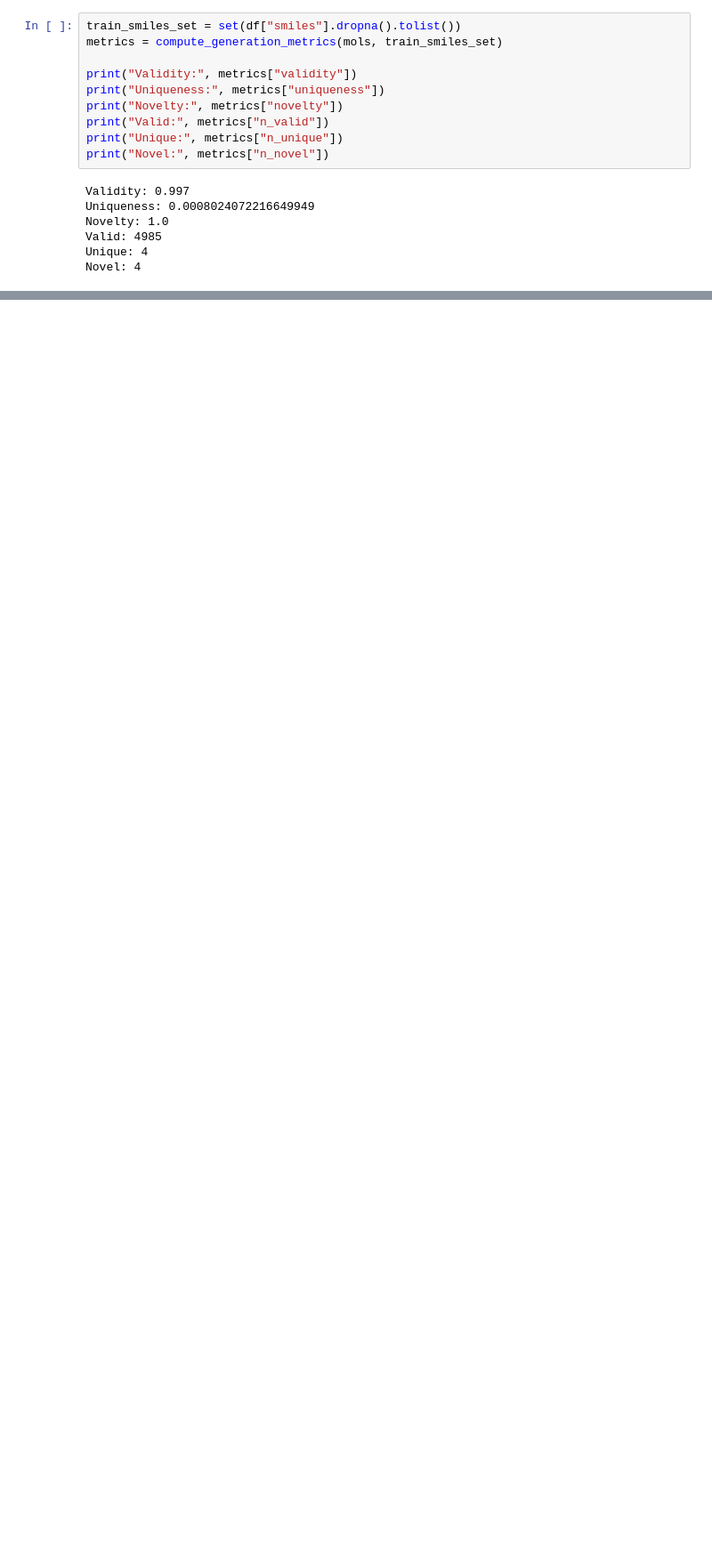
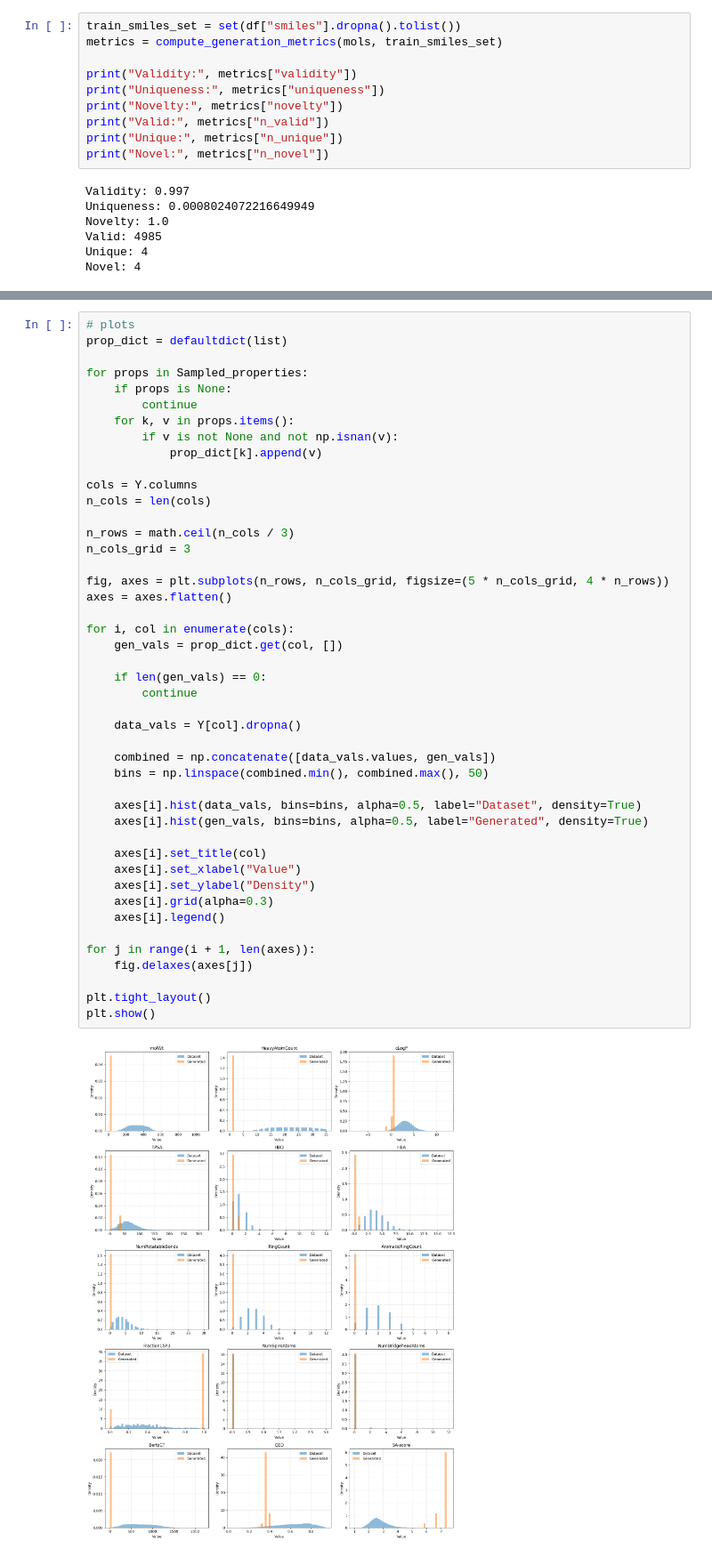
Before and after one commit to JanAndrzejewski050/Graph-Latent-Space, a Jupyter notebook: graphVAE/notebooks/junction_tree_vae.ipynb, the cells around one changed output, grey strips where cells are left out. Shown at 89% size. Cells and saved outputs as stored; diff of their text form; blank space fills up the shorter version.

```diff
--- a/graphVAE/notebooks/junction_tree_vae.ipynb
+++ b/graphVAE/notebooks/junction_tree_vae.ipynb
@@ -530,0 +575,47 @@ Novel: 4
+# %%
+# plots
+prop_dict = defaultdict(list)
+
+for props in Sampled_properties:
+    if props is None:
+        continue
+    for k, v in props.items():
+        if v is not None and not np.isnan(v):
+            prop_dict[k].append(v)
+
+cols = Y.columns
+n_cols = len(cols)
+
+n_rows = math.ceil(n_cols / 3)
+n_cols_grid = 3
+
+fig, axes = plt.subplots(n_rows, n_cols_grid, figsize=(5 * n_cols_grid, 4 * n_rows))
+axes = axes.flatten()
+
+for i, col in enumerate(cols):
+    gen_vals = prop_dict.get(col, [])
+
+    if len(gen_vals) == 0:
+        continue
+
+    data_vals = Y[col].dropna()
+
+    combined = np.concatenate([data_vals.values, gen_vals])
+    bins = np.linspace(combined.min(), combined.max(), 50)
+
+    axes[i].hist(data_vals, bins=bins, alpha=0.5, label="Dataset", density=True)
+    axes[i].hist(gen_vals, bins=bins, alpha=0.5, label="Generated", density=True)
+
+    axes[i].set_title(col)
+    axes[i].set_xlabel("Value")
+    axes[i].set_ylabel("Density")
+    axes[i].grid(alpha=0.3)
+    axes[i].legend()
+
+for j in range(i + 1, len(axes)):
+    fig.delaxes(axes[j])
+
+plt.tight_layout()
+plt.show()
+# %% [output]
+[figure, added]
```
Also changed, not shown: parts of 5 cells of this notebook.
